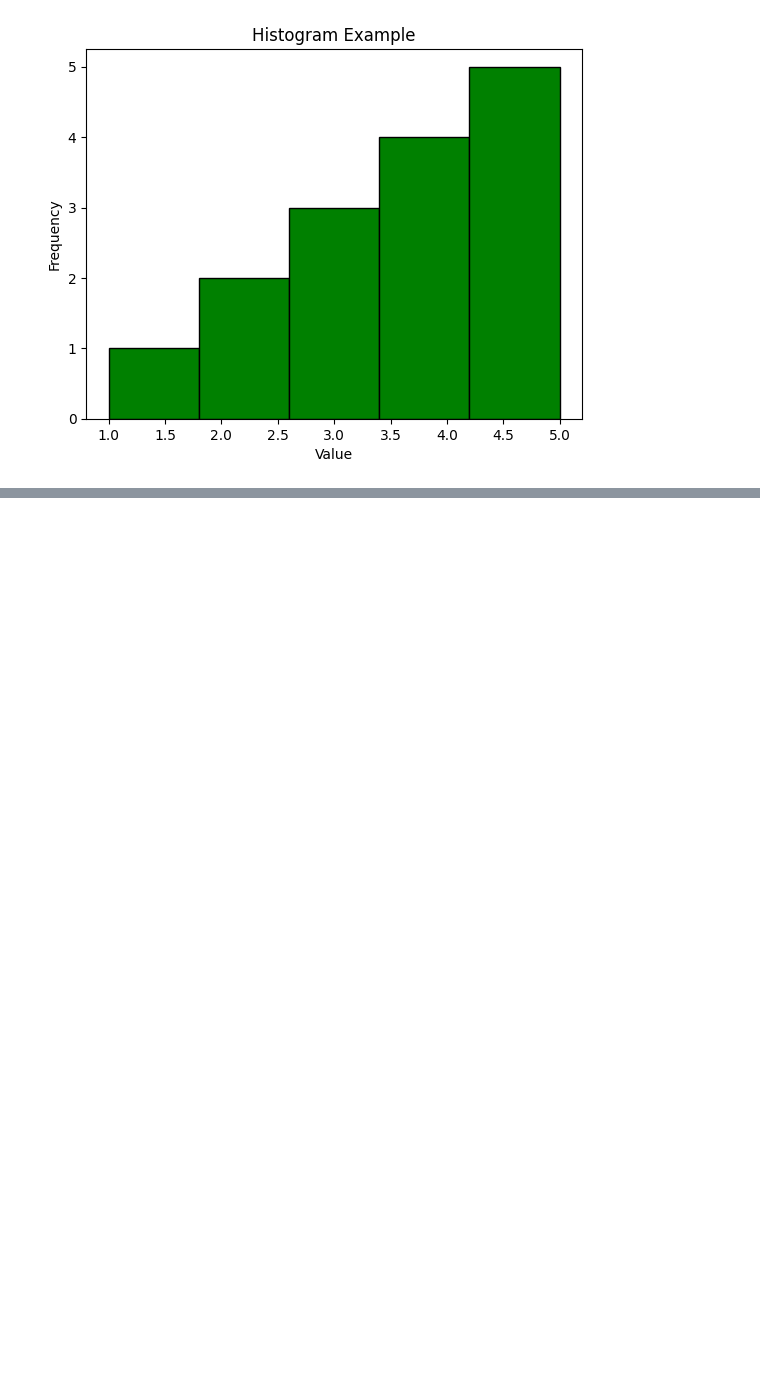
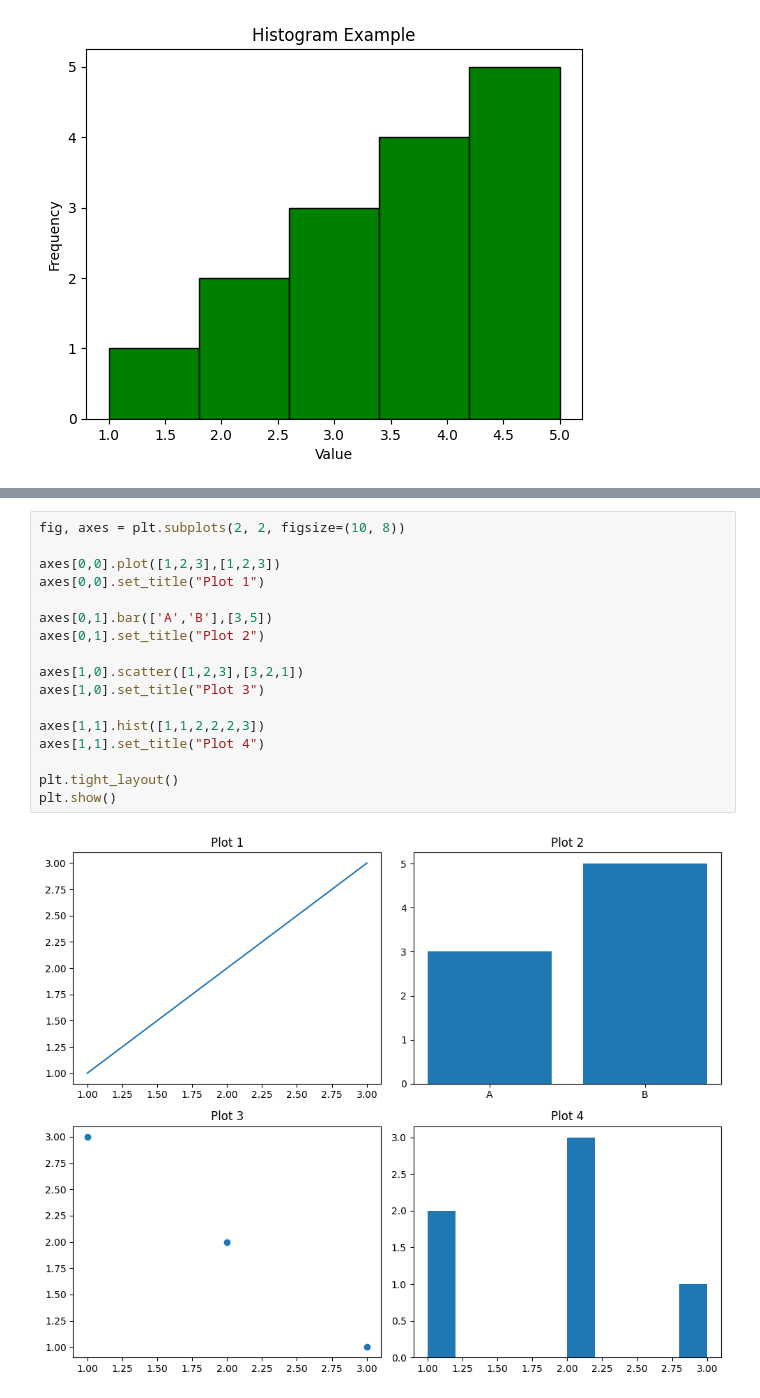
Before and after one commit to learnwithirfan/note-e51, a Jupyter notebook: note7.ipynb, the cells around one changed output, grey strips where cells are left out. Drawn from its saved outputs; the diff is of its cells as text; blank space fills up the shorter version.

```diff
--- a/note7.ipynb
+++ b/note7.ipynb
@@ -1019,0 +1066,19 @@ plt.show()
+# %%
+fig, axes = plt.subplots(2, 2, figsize=(10, 8))
+
+axes[0,0].plot([1,2,3],[1,2,3])
+axes[0,0].set_title("Plot 1")
+
+axes[0,1].bar(['A','B'],[3,5])
+axes[0,1].set_title("Plot 2")
+
+axes[1,0].scatter([1,2,3],[3,2,1])
+axes[1,0].set_title("Plot 3")
+
+axes[1,1].hist([1,1,2,2,2,3])
+axes[1,1].set_title("Plot 4")
+
+plt.tight_layout()
+plt.show()
+# %% [output]
+[figure, added]
```
Also changed, not shown: parts of 16 cells of this notebook.
